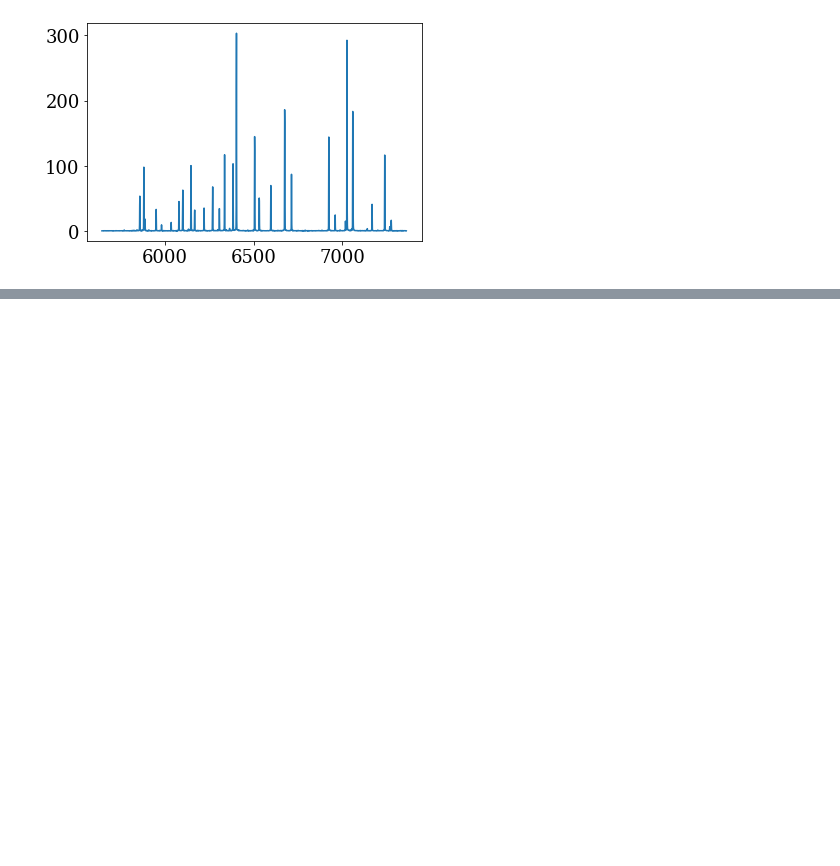
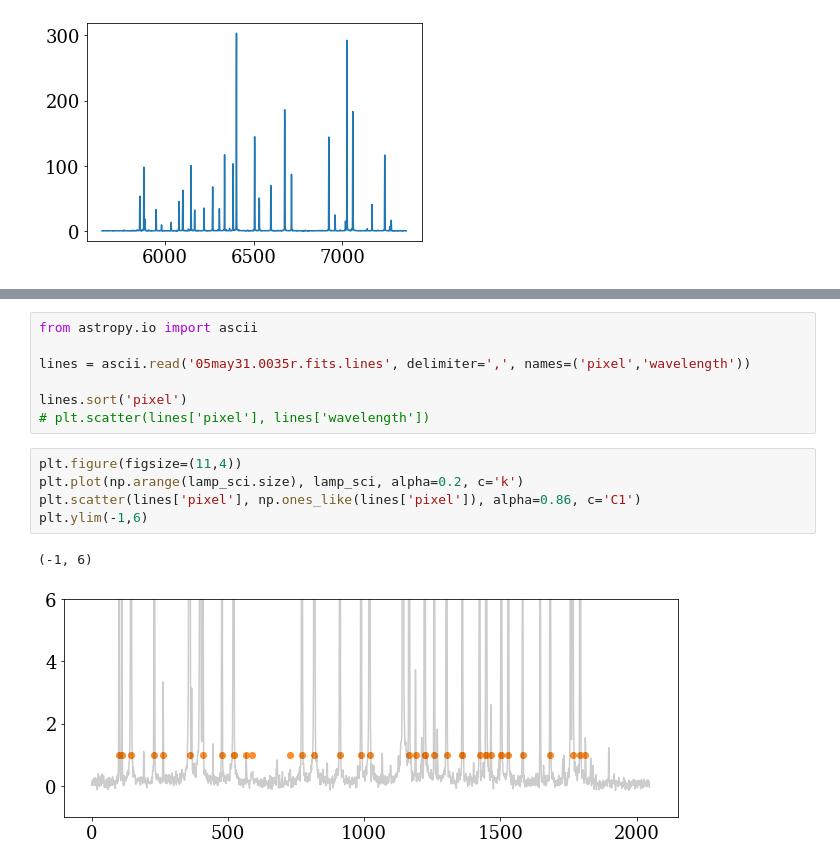
Before and after one commit to jradavenport/specreduce, a Jupyter notebook: pydis_example/apo05.ipynb, the cells around one changed output, grey strips where cells are left out. Saved outputs shown, nothing was run; the diff lists cells and outputs as text; blank space fills up the shorter version.

```diff
--- a/pydis_example/apo05.ipynb
+++ b/pydis_example/apo05.ipynb
@@ -230,0 +239,15 @@ plt.plot(wapprox, lamp_sci)
+# %%
+from astropy.io import ascii
+
+lines = ascii.read('05may31.0035r.fits.lines', delimiter=',', names=('pixel','wavelength'))
+
+lines.sort('pixel')
+# plt.scatter(lines['pixel'], lines['wavelength'])
+# %%
+plt.figure(figsize=(11,4))
+plt.plot(np.arange(lamp_sci.size), lamp_sci, alpha=0.2, c='k')
+plt.scatter(lines['pixel'], np.ones_like(lines['pixel']), alpha=0.86, c='C1')
+plt.ylim(-1,6)
+# %% [output]
+(-1, 6)
+[figure, added]
```
Also changed, not shown: parts of 6 cells of this notebook.
